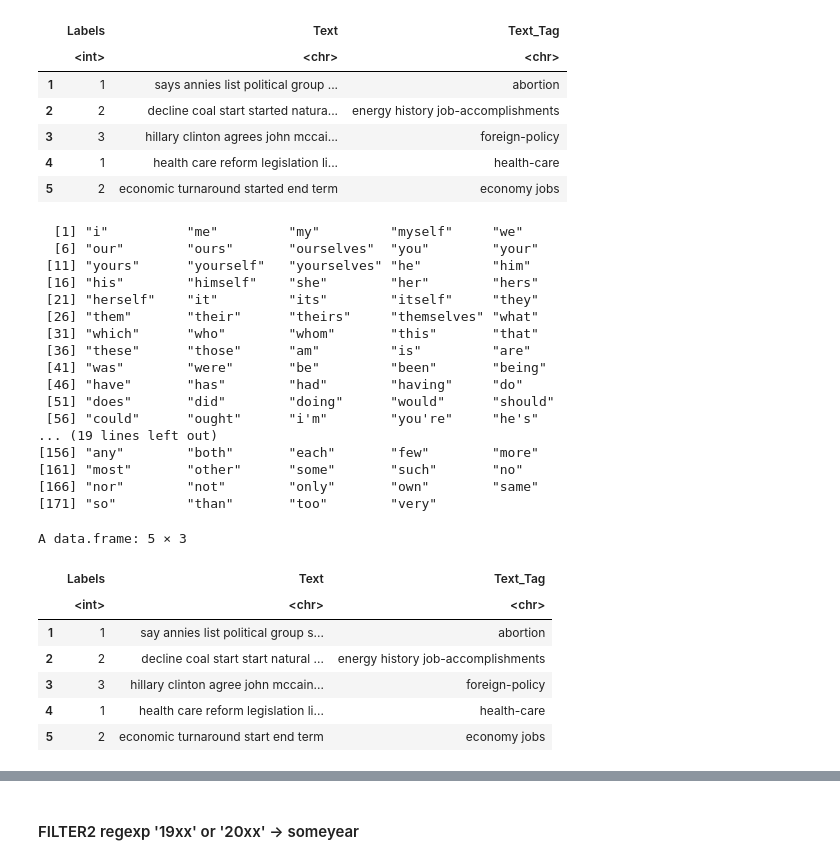
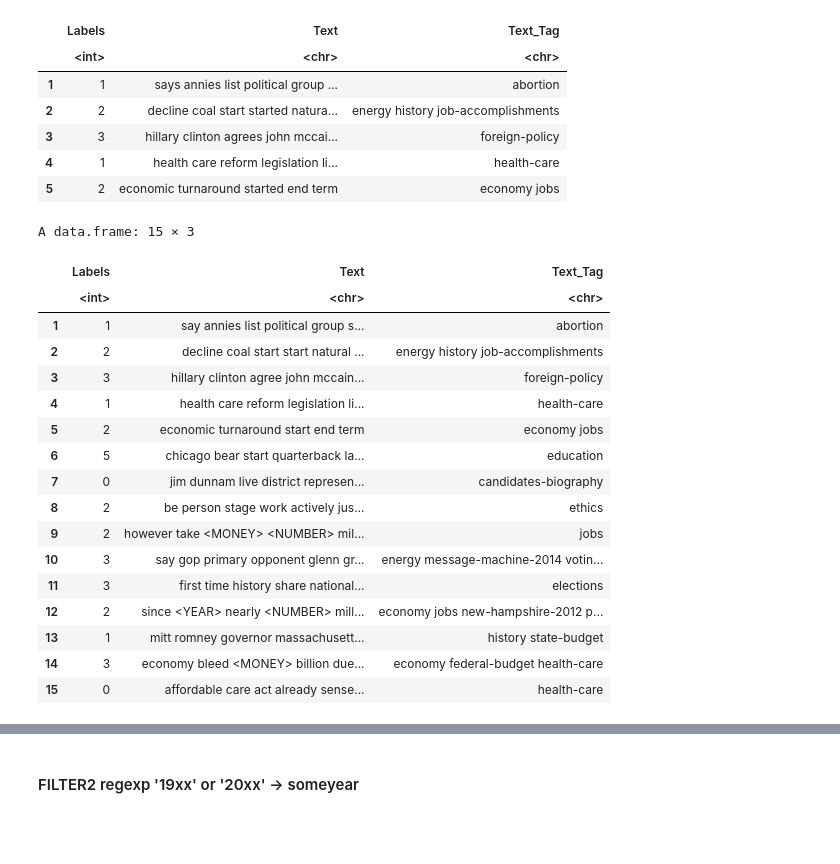
Before and after one commit to s1m0n32001/BayesianFakeNewsRecognition, a Jupyter notebook: read_split.ipynb, the cells around one changed output, grey strips where cells are left out. Saved outputs shown, nothing was run; the diff lists cells and outputs as text; code cells hidden in the pictures; blank space fills up the shorter version.

Commit message:
Feature selection, training

```diff
--- a/read_split.ipynb
+++ b/read_split.ipynb
@@ -161,36 +141,26 @@ A data.frame: 5 × 3
 | 3 | 3 | hillary clinton agrees john mccai... | foreign-policy |
 | 4 | 1 | health care reform legislation li... | health-care |
 | 5 | 2 | economic turnaround started end term | economy jobs |
-# %%
-stopwords('en')
-# %% [output]
-  [1] "i"          "me"         "my"         "myself"     "we"
-  [6] "our"        "ours"       "ourselves"  "you"        "your"
- [11] "yours"      "yourself"   "yourselves" "he"         "him"
- [16] "his"        "himself"    "she"        "her"        "hers"
- [21] "herself"    "it"         "its"        "itself"     "they"
- [26] "them"       "their"      "theirs"     "themselves" "what"
- [31] "which"      "who"        "whom"       "this"       "that"
- [36] "these"      "those"      "am"         "is"         "are"
- [41] "was"        "were"       "be"         "been"       "being"
- [46] "have"       "has"        "had"        "having"     "do"
- [51] "does"       "did"        "doing"      "would"      "should"
- [56] "could"      "ought"      "i'm"        "you're"     "he's"
-... (19 lines left out)
-[156] "any"        "both"       "each"       "few"        "more"
-[161] "most"       "other"      "some"       "such"       "no"
-[166] "nor"        "not"        "only"       "own"        "same"
-[171] "so"         "than"       "too"        "very"
 # %%
 train.df$Text <- lemmatize_strings(train.df$Text)
 # %%
-head(train.df,5)
+head(train.df,15)
 # %% [output]
-A data.frame: 5 × 3
+A data.frame: 15 × 3
 |  | Labels | Text | Text_Tag |
 |  | <int> | <chr> | <chr> |
 | 1 | 1 | say annies list political group s... | abortion |
 | 2 | 2 | decline coal start start natural ... | energy history job-accomplishments |
 | 3 | 3 | hillary clinton agree john mccain... | foreign-policy |
 | 4 | 1 | health care reform legislation li... | health-care |
 | 5 | 2 | economic turnaround start end term | economy jobs |
+| 6 | 5 | chicago bear start quarterback la... | education |
+| 7 | 0 | jim dunnam live district represen... | candidates-biography |
+| 8 | 2 | be person stage work actively jus... | ethics |
+| 9 | 2 | however take <MONEY> <NUMBER> mil... | jobs |
+| 10 | 3 | say gop primary opponent glenn gr... | energy message-machine-2014 votin... |
+| 11 | 3 | first time history share national... | elections |
+| 12 | 2 | since <YEAR> nearly <NUMBER> mill... | economy jobs new-hampshire-2012 p... |
+| 13 | 1 | mitt romney governor massachusett... | history state-budget |
+| 14 | 3 | economy bleed <MONEY> billion due... | economy federal-budget health-care |
+| 15 | 0 | affordable care act already sense... | health-care |
```
Also changed, not shown: parts of 34 cells of this notebook.
